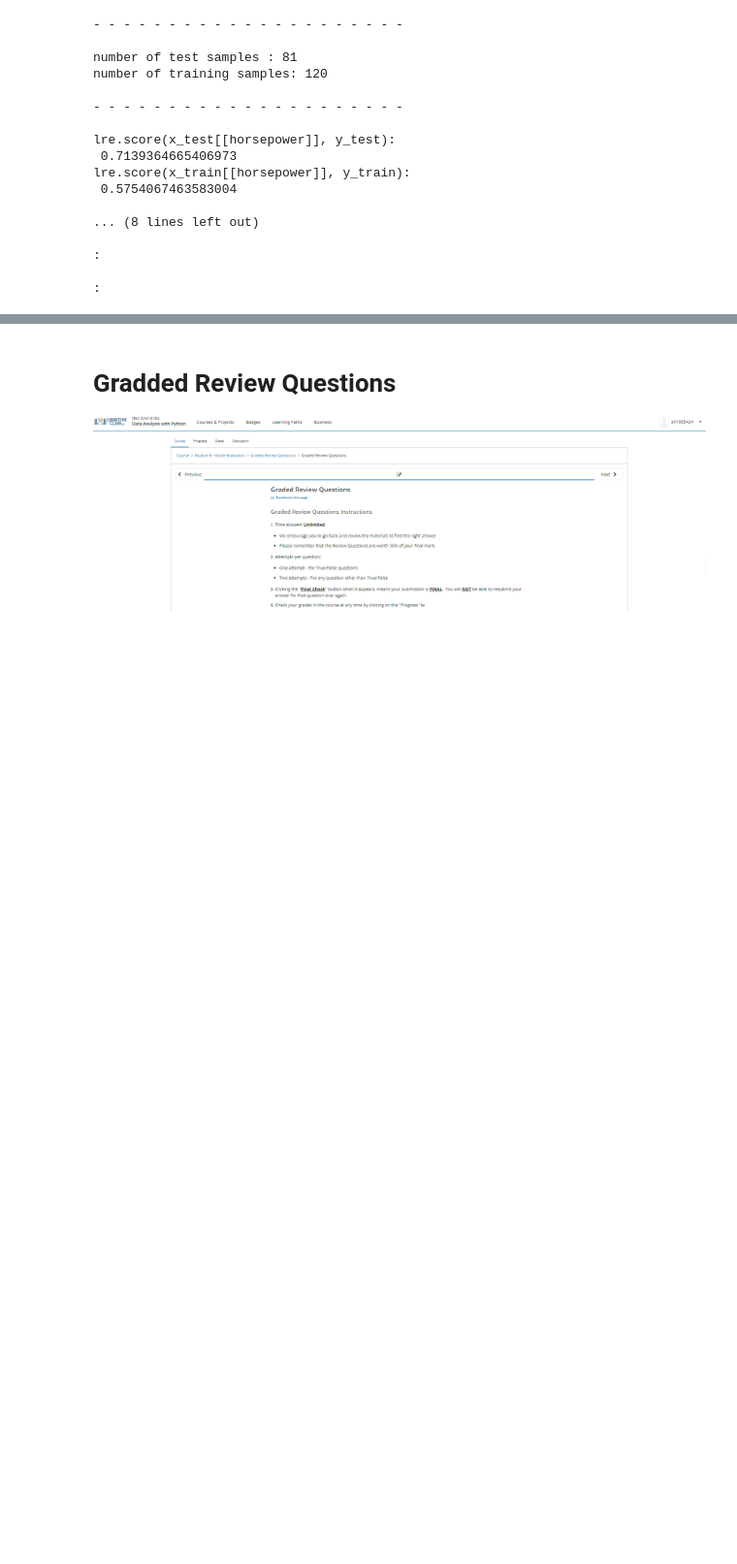
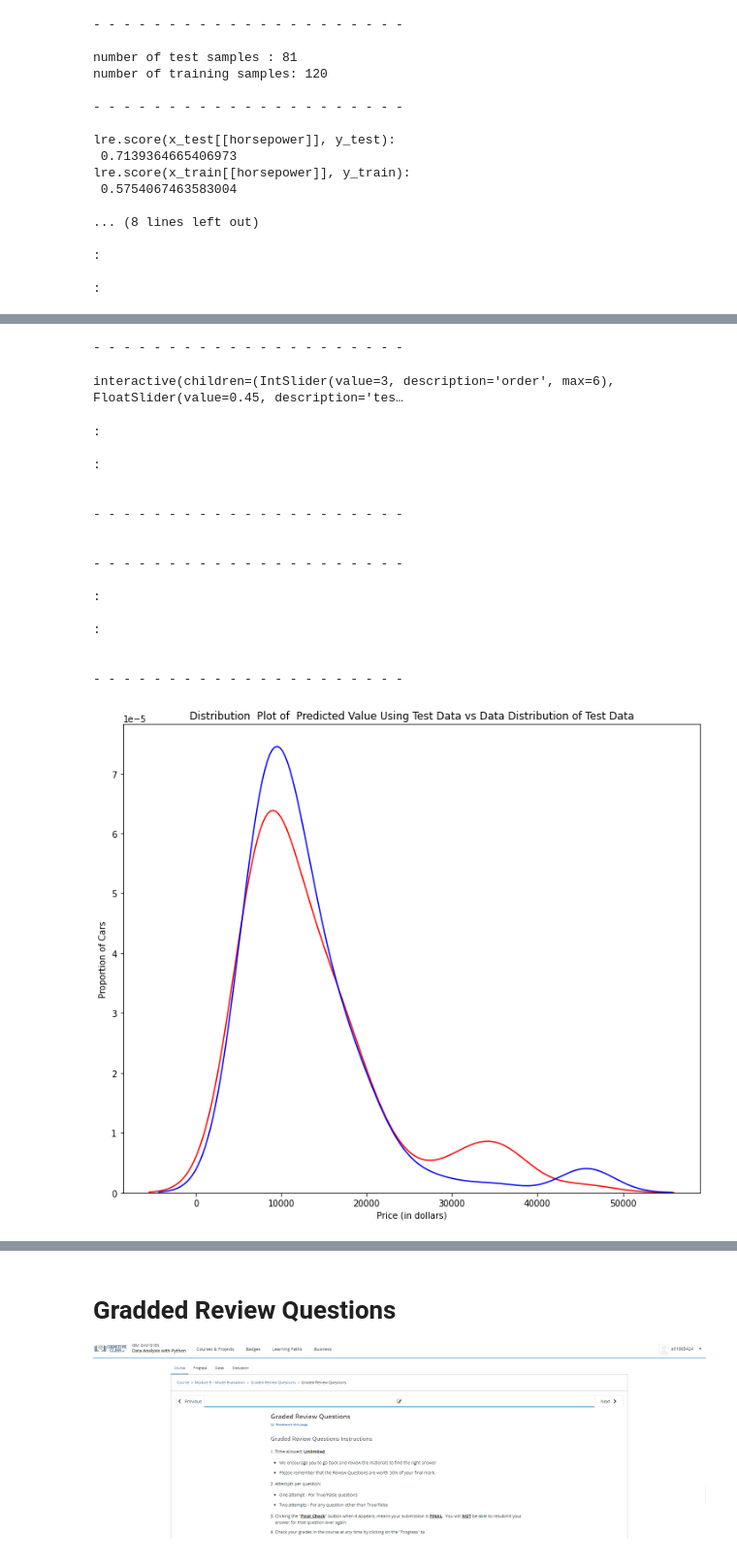
Before and after one commit to PosgradoMNA/actividades-de-aprendizaje-a01685424, a Jupyter notebook: IBM_DA0101EN_Data_Analysis_with_Python_Mod05.ipynb, the cells around one changed output, grey strips where cells are left out. Shown at 97% size. Drawn from its saved outputs; the diff is of its cells as text; code cells hidden in the pictures; blank space fills up the shorter version.

```diff
--- a/IBM_DA0101EN_Data_Analysis_with_Python_Mod05.ipynb
+++ b/IBM_DA0101EN_Data_Analysis_with_Python_Mod05.ipynb
@@ -269,0 +354,77 @@ print(':\n',)
+# %%
+# - - - - - - - - - - - - - - - - - - - - - - - - - - -
+# Ejercicio 4
+
+# Ridge Regression
+
+from sklearn.linear_model import Ridge
+
+# Se utiliza para probar los modelos de diferentes niveles polinomiales
+def f(order, test_data):
+    x_train, x_test, y_train, y_test = train_test_split(x_data, y_data, test_size=test_data, random_state=0)
+    pr = PolynomialFeatures(degree=order)
+    x_train_pr = pr.fit_transform(x_train[['horsepower']])
+    x_test_pr = pr.fit_transform(x_test[['horsepower']])
+    poly = LinearRegression()
+    poly.fit(x_train_pr,y_train)
+    PollyPlot(x_train[['horsepower']], x_test[['horsepower']], y_train,y_test, poly, pr)
+
+
+print('\n- - - - - - - - - - - - - - - - - - - - - \n')
+interact(f, order=(0, 6, 1), test_data=(0.05, 0.95, 0.05))
+print(':\n',)
+pr1=PolynomialFeatures(degree=2)
+print(':\n',)
+
+print('\n- - - - - - - - - - - - - - - - - - - - - \n')
+x_train_pr1=pr1.fit_transform(x_train[['horsepower', 'curb-weight', 'engine-size', 'highway-mpg']])
+x_test_pr1=pr1.fit_transform(x_test[['horsepower', 'curb-weight', 'engine-size', 'highway-mpg']])
+
+print('\n- - - - - - - - - - - - - - - - - - - - - \n')
+x_train_pr1.shape #there are now 15 features
+print(':\n',)
+poly1=LinearRegression().fit(x_train_pr1,y_train)
+print(':\n',)
+
+
+print('\n- - - - - - - - - - - - - - - - - - - - - \n')
+yhat_test1=poly1.predict(x_test_pr1)
+Title='Distribution  Plot of  Predicted Value Using Test Data vs Data Distribution of Test Data'
+DistributionPlot(y_test, yhat_test1, "Actual Values (Test)", "Predicted Values (Test)", Title)
+print(':\n',)
+print(':\n',)
+
+print('\n- - - - - - - - - - - - - - - - - - - - - \n') #Ridge
+pr=PolynomialFeatures(degree=2)
+x_train_pr=pr.fit_transform(x_train[['horsepower', 'curb-weight', 'engine-size', 'highway-mpg','normalized-losses','symboling']])
+x_test_pr=pr.fit_transform(x_test[['horsepower', 'curb-weight', 'engine-size', 'highway-mpg','normalized-losses','symboling']])
+
+
+print(':\n',)
+RigeModel=Ridge(alpha=1)
+RigeModel.fit(x_train_pr, y_train)
+yhat = RigeModel.predict(x_test_pr)
+print('predicted:', yhat[0:4])
+print('test set :', y_test[0:4].values)
+
+print(':\n',)
+# %% [output]
+- - - - - - - - - - - - - - - - - - - - -
+interactive(children=(IntSlider(value=3, description='order', max=6), FloatSlider(value=0.45, description='tes…
+:
+
+:
+
+
+- - - - - - - - - - - - - - - - - - - - -
+
+
+- - - - - - - - - - - - - - - - - - - - -
+
+:
+
+:
+
+
+- - - - - - - - - - - - - - - - - - - - -
+[figure, added]
```
Also changed, not shown: parts of 15 cells of this notebook.
